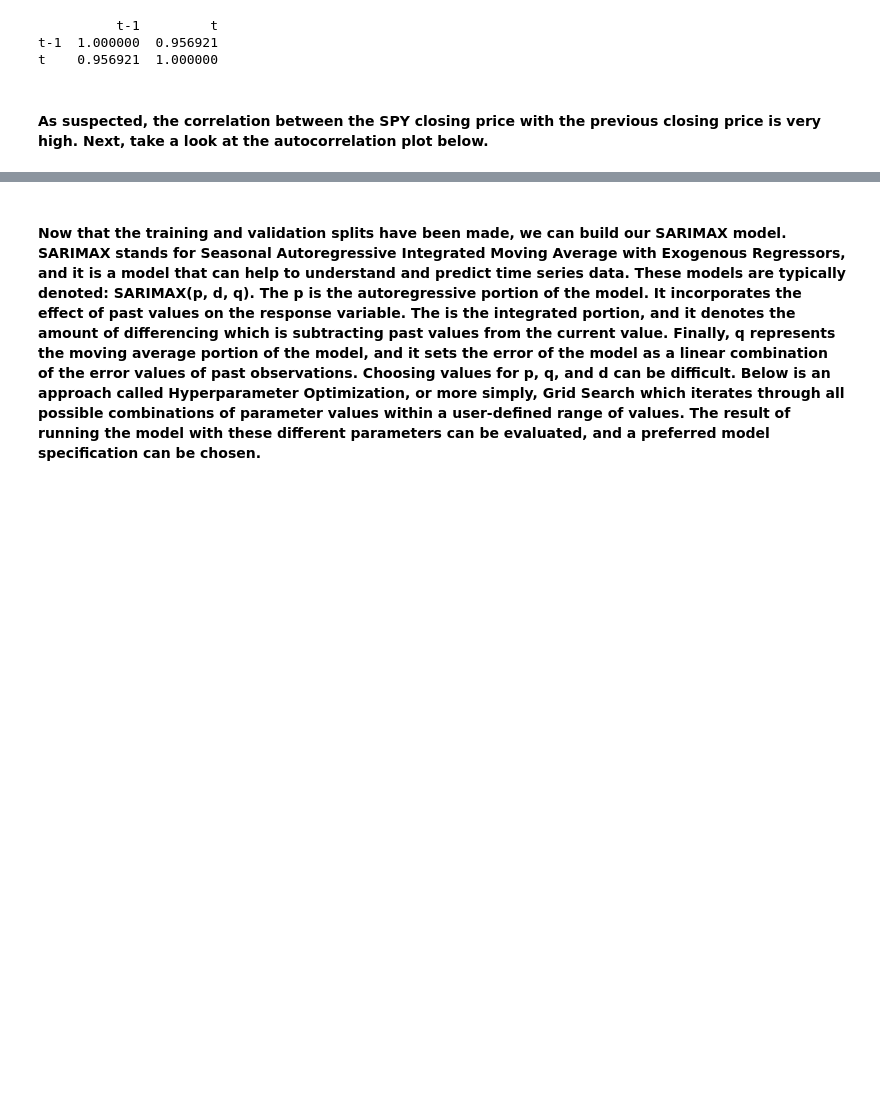
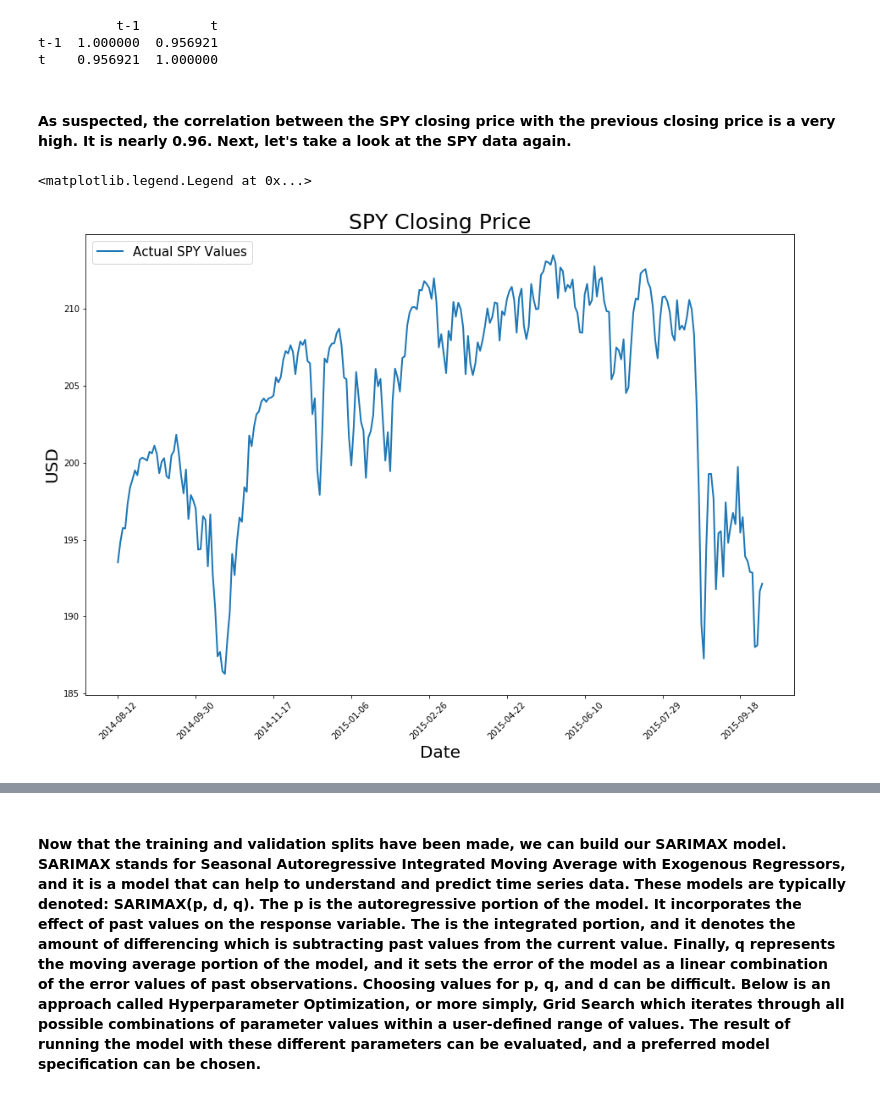
Before and after one commit to justinbosscher/SPY_model, a Jupyter notebook: SPY_model.ipynb, the cells around one changed output, grey strips where cells are left out. Cells and saved outputs as stored; diff of their text form; code cells hidden in the pictures; blank space fills up the shorter version.

```diff
--- a/SPY_model.ipynb
+++ b/SPY_model.ipynb
@@ -1057,4 +1064,19 @@ print(result)
 t-1  1.000000  0.956921
 t    0.956921  1.000000
 # %% [markdown]
-#### As suspected, the correlation between the SPY closing price with the previous closing price is very high. Next, take a look at the autocorrelation plot below.
+#### As suspected, the correlation between the SPY closing price with the previous closing price is a very high. It is nearly 0.96. Next, let's take a look at the SPY data again.
+# %%
+# Plot SPY data
+f = plt.figure(figsize=(15,10))
+ax = plt.axes()
+plt.plot(train_sarimax_Y, linewidth=2, label='Actual SPY Values')
+plt.title('SPY Closing Price', size=25)
+plt.xticks(rotation=45)
+tick_spacing = 32
+ax.xaxis.set_major_locator(ticker.MultipleLocator(tick_spacing))
+plt.ylabel('USD', size=20)
+plt.xlabel('Date', size=20)
+plt.legend(loc='upper left', prop={'size':15})
+# %% [output]
+<matplotlib.legend.Legend at 0x...>
+[figure, added]
```
Also changed, not shown: parts of 47 cells of this notebook.
